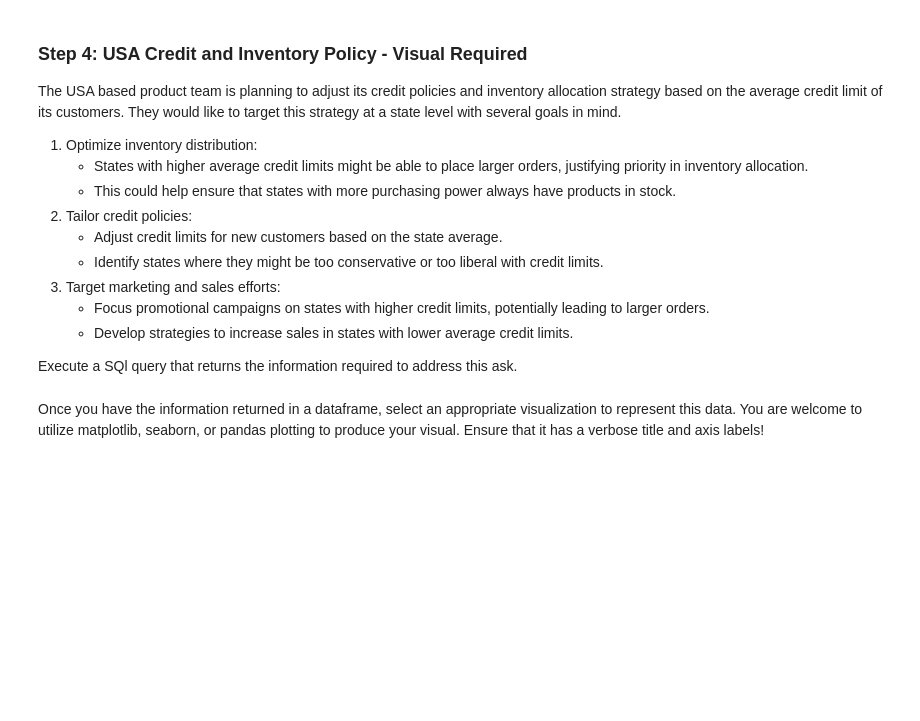
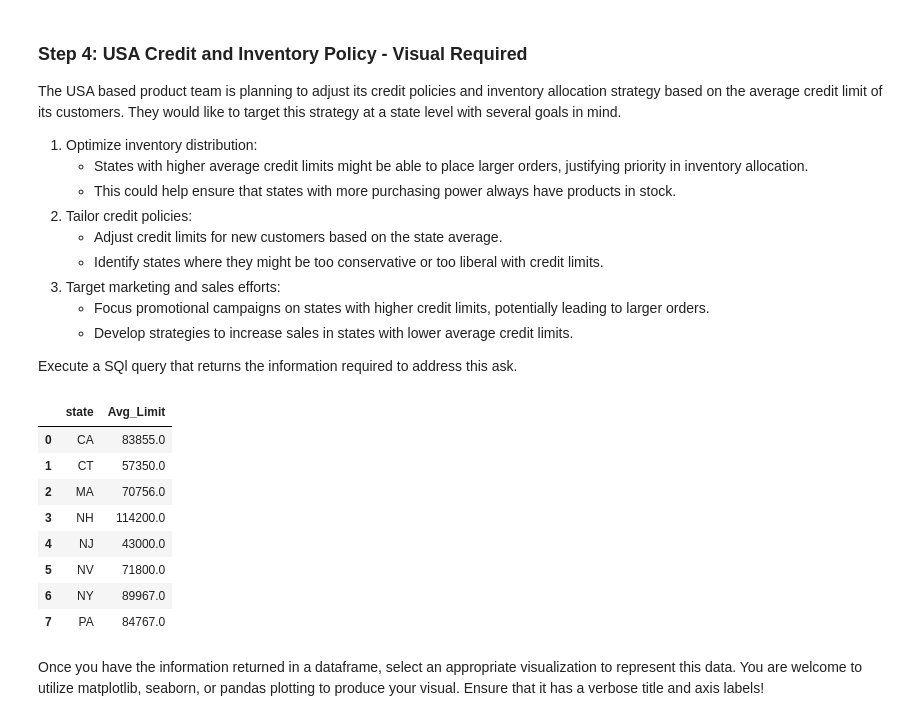
Before and after one commit to bluenets126/dsc-sql-summative-lab, a Jupyter notebook: SQLSummativeLab.ipynb, the cells around one changed output. Cells and saved outputs as stored; diff of their text form; code cells hidden in the pictures; blank space fills up the shorter version.

Commit message:
Query4 created for usa credit limit and markdown.  No round included, but tested it works with it

```diff
--- a/SQLSummativeLab.ipynb
+++ b/SQLSummativeLab.ipynb
@@ -155,3 +154,22 @@ None
+# %%
+# Replace None with your code
+query3 = """SELECT state, AVG(CAST(creditLimit AS INTEGER)) as Avg_Limit
+            FROM customers
+            WHERE country = 'USA'
+            GROUP BY state;
+            """
+usa_state_credit_df = pd.read_sql(query3, conn)
+usa_state_credit_df
+# %% [output]
+|  | state | Avg_Limit |
+| 0 | CA | 83855.0 |
+| 1 | CT | 57350.0 |
+| 2 | MA | 70756.0 |
+| 3 | NH | 114200.0 |
+| 4 | NJ | 43000.0 |
+| 5 | NV | 71800.0 |
+| 6 | NY | 89967.0 |
+| 7 | PA | 84767.0 |
 # %% [markdown]
 Once you have the information returned in a dataframe, select an appropriate visualization to represent this data. You are welcome to utilize matplotlib, seaborn, or pandas plotting to produce your visual. Ensure that it has a verbose title and axis labels!
 # %%
```
Also changed, not shown: parts of 2 cells of this notebook.
